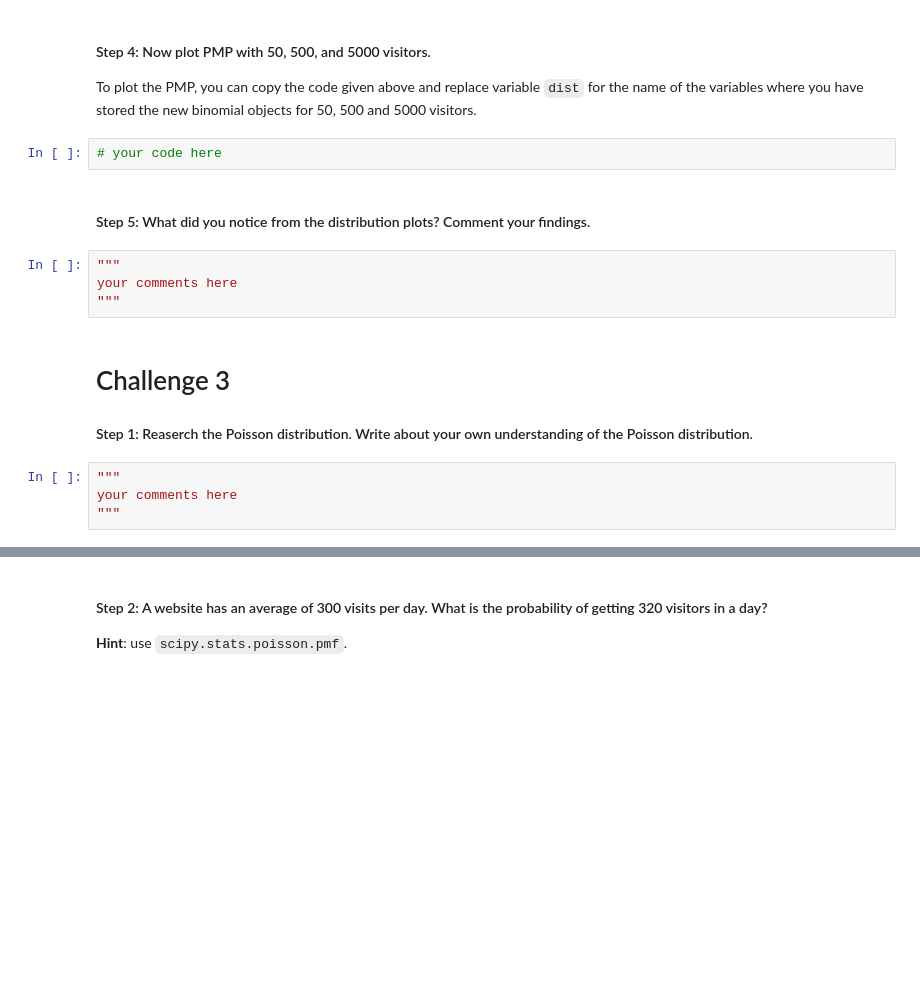
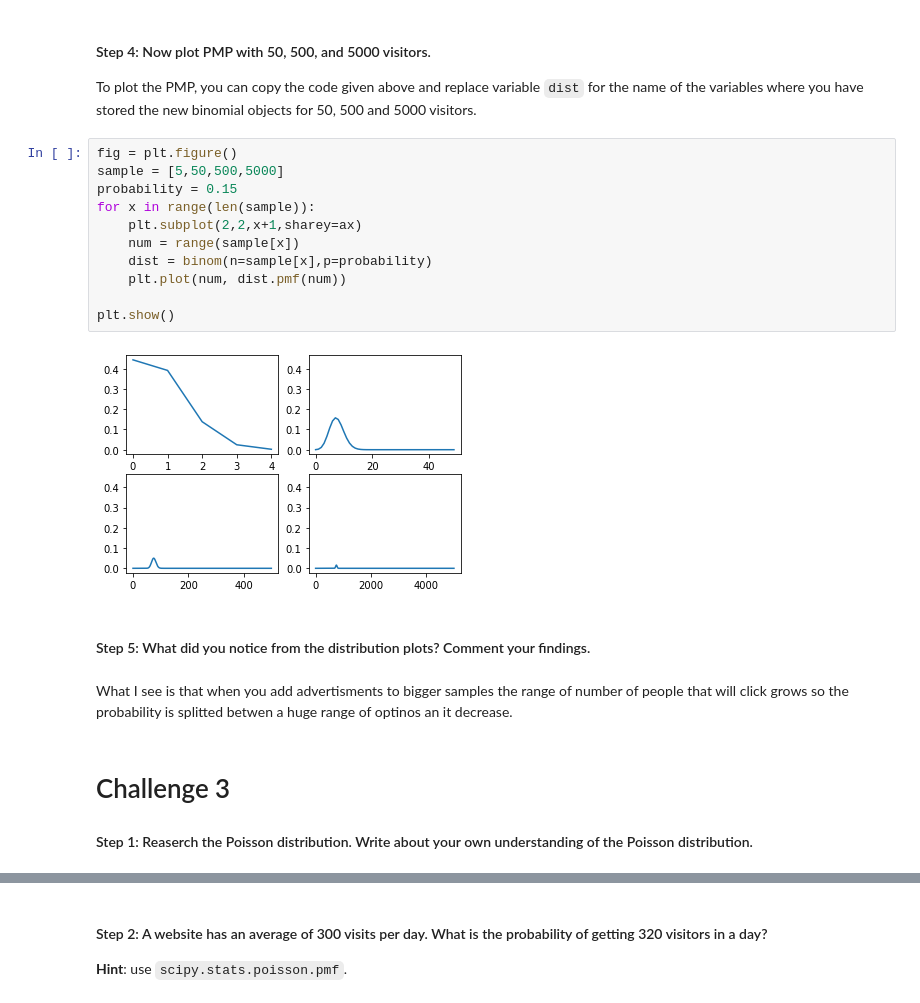
Before and after one commit to ta-data-bcn/lab-probability-dist, a Jupyter notebook: your-code/main.ipynb, the cells around one changed output, grey strips where cells are left out. Drawn from its saved outputs; the diff is of its cells as text; blank space fills up the shorter version.

```diff
--- a/your-code/main.ipynb
+++ b/your-code/main.ipynb
@@ -75,18 +100,23 @@ your comments here
 # %% [markdown]
 #### Step 4: Now plot PMP with 50, 500, and 5000 visitors.
 To plot the PMP, you can copy the code given above and replace variable `dist` for the name of the variables where you have stored the new binomial objects for 50, 500 and 5000 visitors.
-# %%
-# your code here
+# %%
+fig = plt.figure()
+sample = [5,50,500,5000]
+probability = 0.15
+for x in range(len(sample)):
+    plt.subplot(2,2,x+1,sharey=ax)
+    num = range(sample[x])
+    dist = binom(n=sample[x],p=probability)
+    plt.plot(num, dist.pmf(num))
+
+plt.show()
+# %% [output]
+[figure, added]
 # %% [markdown]
 #### Step 5: What did you notice from the distribution plots? Comment your findings.
-# %%
-"""
-your comments here
-"""
+# %% [markdown]
+What I see is that when you add advertisments to bigger samples the range of number of people that will click grows so the probability is splitted betwen a huge range of optinos an it decrease.
 # %% [markdown]
 # Challenge 3
 #### Step 1: Reaserch the Poisson distribution. Write about your own understanding of the Poisson distribution.
-# %%
-"""
-your comments here
-"""
```
Also changed, not shown: parts of 45 cells of this notebook, 1 other file.
